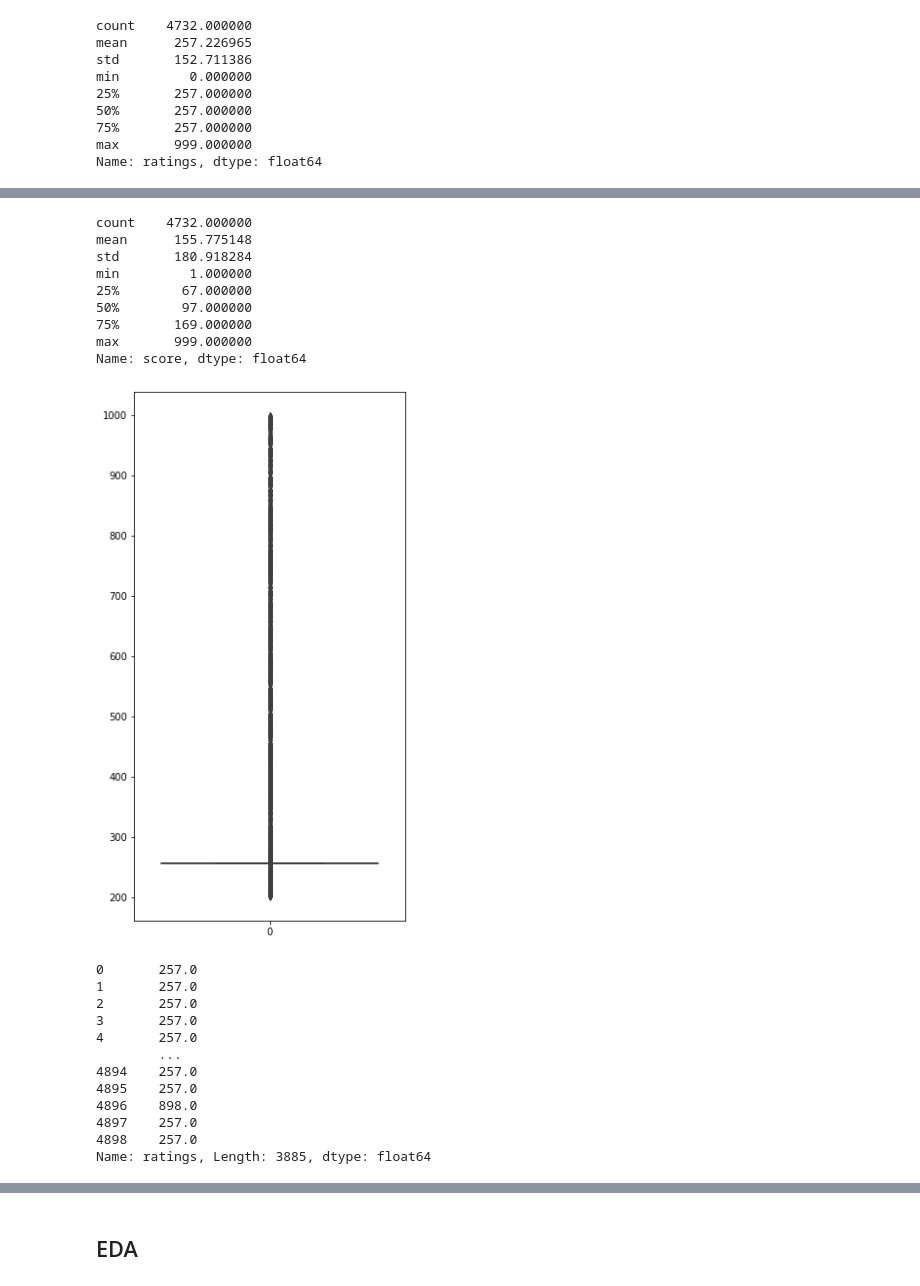
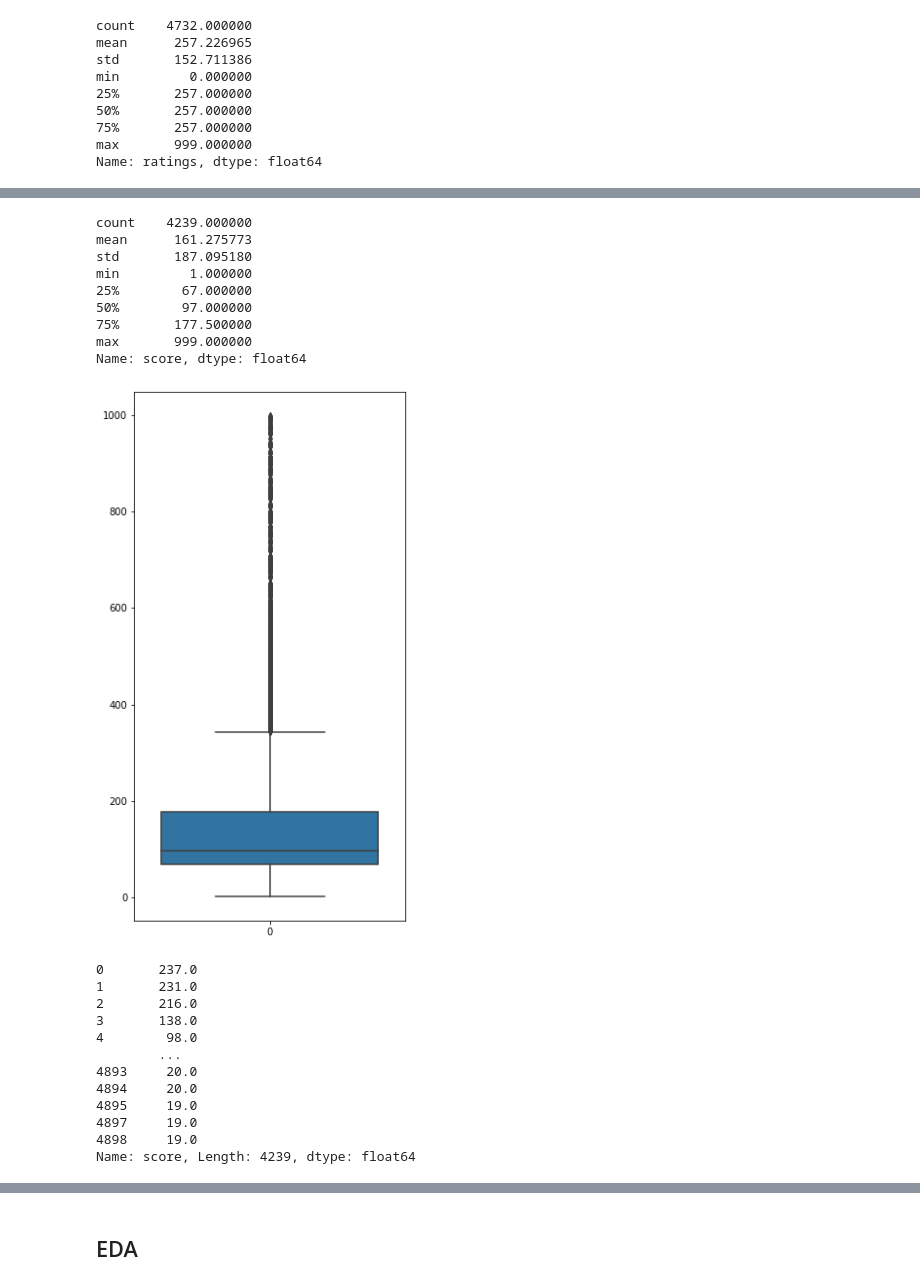
Before and after one commit to chandru1003/Data--Projects, a Jupyter notebook: Web scraping/Goodreads/Goodreads Web-Scraping.ipynb, the cells around one changed output, grey strips where cells are left out. Drawn from its saved outputs; the diff is of its cells as text; code cells hidden in the pictures.

```diff
--- a/Web scraping/Goodreads/Goodreads Web-Scraping.ipynb
+++ b/Web scraping/Goodreads/Goodreads Web-Scraping.ipynb
@@ -291,3 +322,5 @@ Name: ratings, dtype: float64
+# %%
+data.drop(data[data['ratings'] >=300 ].index, inplace=True)
 # %%
 # Convert the 'avg_score' column to a numeric data type
 data['avg_score'] = pd.to_numeric(data['avg_score'], errors='coerce')
@@ -336,6 +369,6 @@ votes         2
 dtype: int64
 # %%
-data.drop(data[data['votes'] >=2.9].index, inplace=True)
+data.drop(data[data['avg_score'] <=2.9 ].index, inplace=True)
 # %%
 # Convert the 'ratings' column to a numeric data type
 data['votes'] = pd.to_numeric(data['votes'], errors='coerce')
@@ -385,3 +418,3 @@ votes         189
 dtype: int64
 # %%
-data.drop(data[data['votes'] >=50].index, inplace=True)
+data.drop(data[data['votes'] >4].index, inplace=True)
@@ -403,5 +421,3 @@ Name: score, Length: 4732, dtype: object
-# %%
-data.drop(data[data['ratings'] <=200].index, inplace=True)
 # %%
 data["score"] = df["score"].str.split(',').str[0].astype(float)
 # %%
@@ -414,34 +430,34 @@ data['score'] = data['score'].apply(to_numeric_or_original)
 # Get summary statistics for the 'score' column
 print(data['score'].describe())
 # %% [output]
-count    4732.000000
-mean      155.775148
-std       180.918284
+count    4239.000000
+mean      161.275773
+std       187.095180
 min         1.000000
 25%        67.000000
 50%        97.000000
-75%       169.000000
+75%       177.500000
 max       999.000000
 Name: score, dtype: float64
 # %%
 
 plt.figure(figsize=(5,10), facecolor='w')
-sns.boxplot(data=data['ratings'])
+sns.boxplot(data=data['score'])
 plt.show()
 
-print(data['ratings'])
+print(data['score'])
 # %% [output]
-[figure, old version]
+[figure, new version]
-0       257.0
-1       257.0
-2       257.0
-3       257.0
-4       257.0
+0       237.0
+1       231.0
+2       216.0
+3       138.0
+4        98.0
         ...
-4894    257.0
-4895    257.0
-4896    898.0
-4897    257.0
-4898    257.0
-Name: ratings, Length: 3885, dtype: float64
+4893     20.0
+4894     20.0
+4895     19.0
+4897     19.0
+4898     19.0
+Name: score, Length: 4239, dtype: float64
 # %%
```
Also changed, not shown: parts of 15 cells of this notebook.
